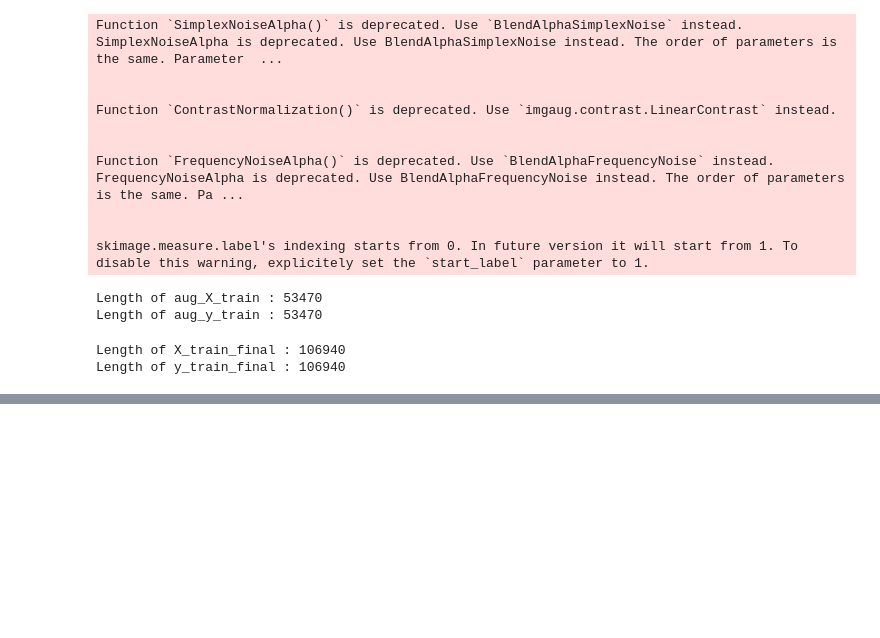
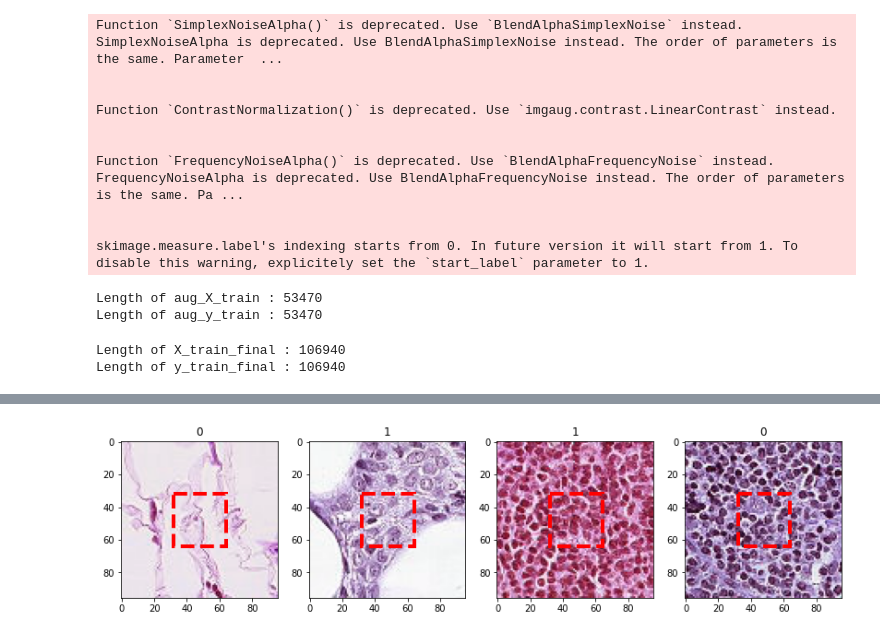
Before and after one commit to srilamaiti/ml_works, a Jupyter notebook: cancer_detection.ipynb, the cells around one changed output, grey strips where cells are left out. Drawn from its saved outputs; the diff is of its cells as text; code cells hidden in the pictures; blank space fills up the shorter version.

```diff
--- a/cancer_detection.ipynb
+++ b/cancer_detection.ipynb
@@ -891,0 +892,4 @@ numpy.ndarray
+# %%
+misc_proc.print_image_original(X_validation[:4], y_validation[:4])
+# %% [output]
+[figure, added]
```
Also changed, not shown: parts of 17 cells of this notebook.
